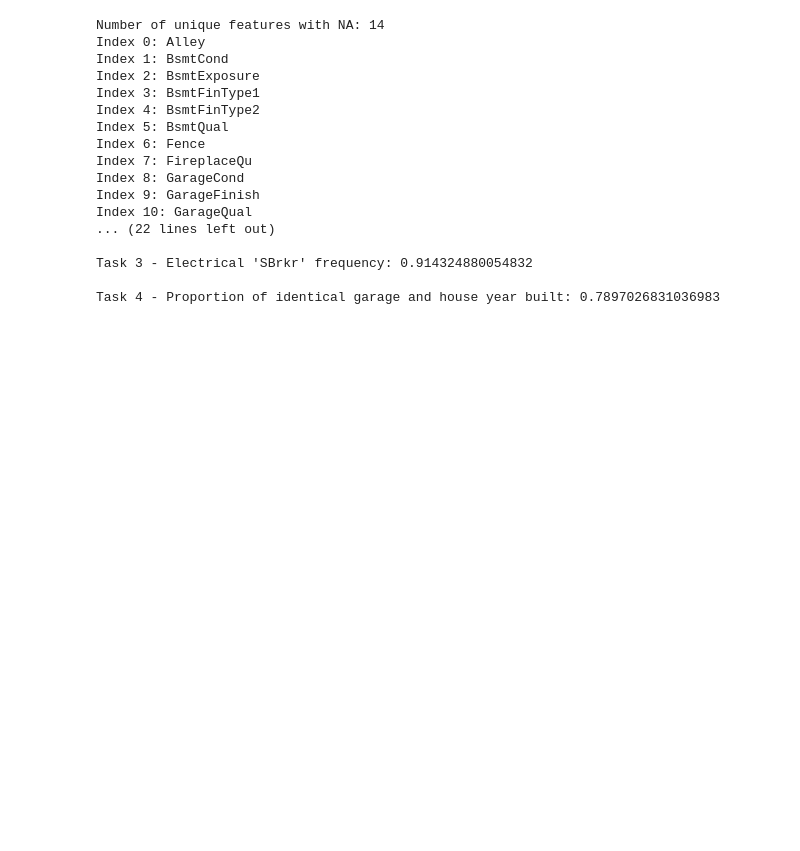
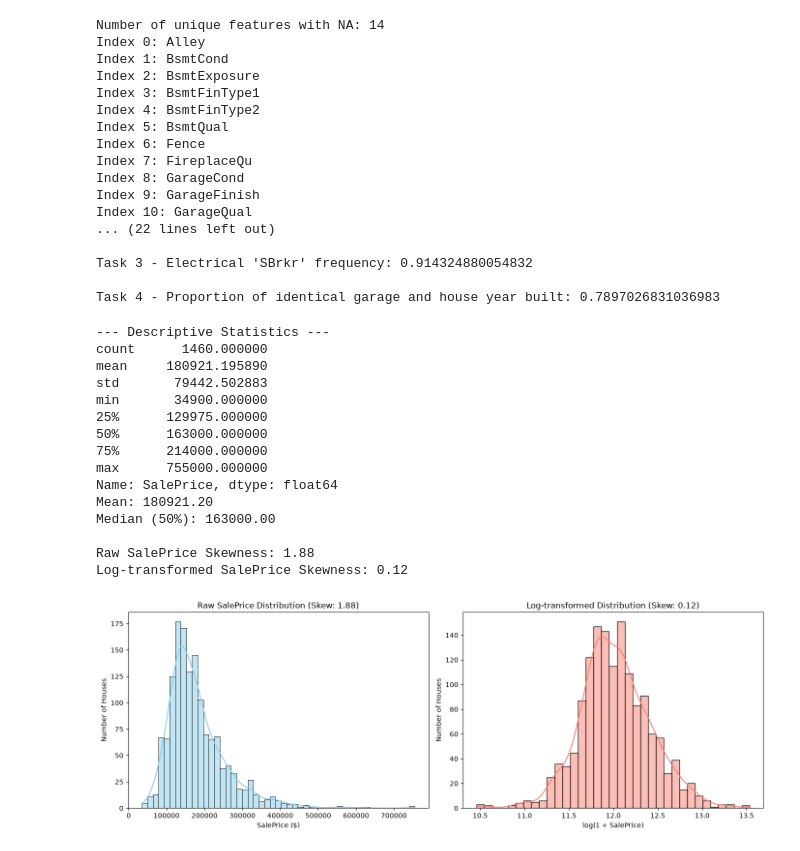
Before and after one commit to lucadani7/HousePricePrediction, a Jupyter notebook: notebooks/01_eda.ipynb, the cells around one changed output. Cells and saved outputs as stored; diff of their text form; code cells hidden in the pictures; blank space fills up the shorter version.

Commit message:
EDA: analyse SalePrice distribution and log transform

```diff
--- a/notebooks/01_eda.ipynb
+++ b/notebooks/01_eda.ipynb
@@ -135,3 +135,82 @@ Task 4 - Proportion of identical garage and house year built: 0.7897026831036983
 # > All imputation that learns from the data (medians, most frequent value)
 # > will be done inside the preprocessing pipeline, fitted on training data only,
 # > to avoid data leakage.
+# %%
+import matplotlib.pyplot as plt
+import numpy as np
+import seaborn as sns
+from typing import cast
+
+
+# ==========================================
+# 1. SalePrice Descriptive Statistics
+# ==========================================
+print("--- Descriptive Statistics ---")
+price_desc = df["SalePrice"].describe()
+print(price_desc)
+mean_price = cast(float, cast(object, price_desc["mean"]))
+median_price = cast(float, cast(object, price_desc["50%"]))
+print(f"Mean: {mean_price:.2f}")
+print(f"Median (50%): {median_price:.2f}")
+# Observation: The mean is noticeably higher than the median due to high-value outliers (luxury houses).
+
+# ==========================================
+# 2. Measuring Skewness (Raw vs Log)
+# ==========================================
+log_sale_price = df["SalePrice"].transform(np.log1p)
+raw_skew = cast(float, df["SalePrice"].skew())
+log_skew = cast(float, log_sale_price.skew())
+
+
+print(f"\nRaw SalePrice Skewness: {raw_skew:.2f}")
+print(f"Log-transformed SalePrice Skewness: {log_skew:.2f}")
+
+# ==========================================
+# 3. Visualization: Side-by-side Histograms
+# ==========================================
+fig, axes = plt.subplots(1, 2, figsize=(14, 5))
+
+# Histogram 1: Raw prices
+sns.histplot(x=df["SalePrice"], kde=True, ax=axes[0], color="skyblue")
+axes[0].set_title(f"Raw SalePrice Distribution (Skew: {raw_skew:.2f})")
+axes[0].set_xlabel("SalePrice ($)")
+axes[0].set_ylabel("Number of Houses")
+
+# Histogram 2: Log-transformed prices
+sns.histplot(x=log_sale_price, kde=True, ax=axes[1], color="salmon")
+axes[1].set_title(f"Log-transformed Distribution (Skew: {log_skew:.2f})")
+axes[1].set_xlabel("log(1 + SalePrice)")
+axes[1].set_ylabel("Number of Houses")
+
+plt.tight_layout()
+plt.show()
+
+# ==========================================
+# 4. Conclusion and Decision
+# ==========================================
+# Conclusion: The raw price distribution is right-skewed (skewness = {raw_skew:.2f}),
+# with the mean exceeding the median. Applying the logarithmic transformation
+# (np.log1p) successfully reduces the skewness down to {log_skew:.2f},
+# making the distribution significantly more symmetric.
+#
+# Decision: We will use log(SalePrice) as the target variable for training our
+# regression models. This transformation aligns error optimization with relative
+# (percentage) differences and should help support model homoscedasticity later
+# during residual analysis.
+# %% [output]
+--- Descriptive Statistics ---
+count      1460.000000
+mean     180921.195890
+std       79442.502883
+min       34900.000000
+25%      129975.000000
+50%      163000.000000
+75%      214000.000000
+max      755000.000000
+Name: SalePrice, dtype: float64
+Mean: 180921.20
+Median (50%): 163000.00
+
+Raw SalePrice Skewness: 1.88
+Log-transformed SalePrice Skewness: 0.12
+[figure, added]
```
